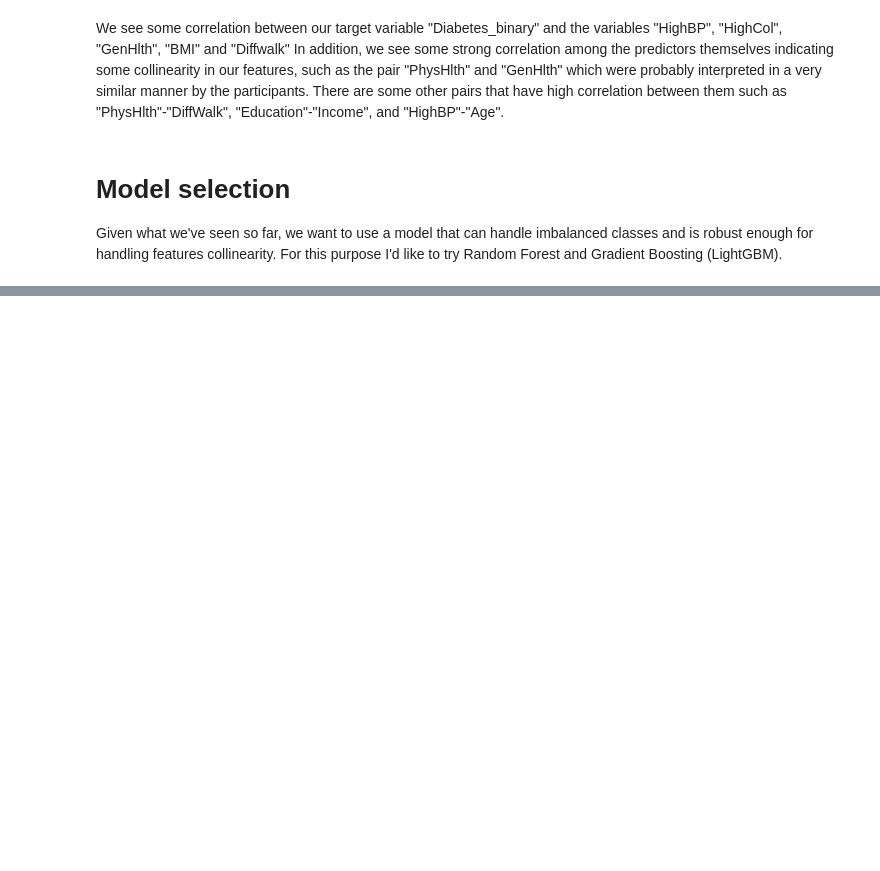
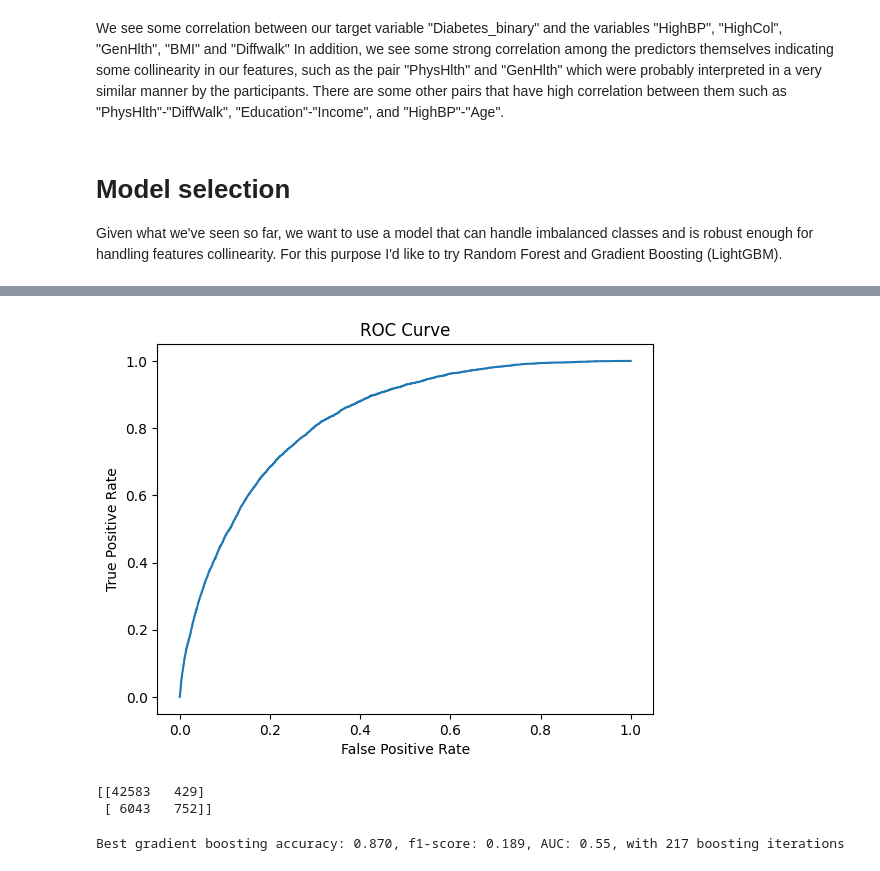
Before and after one commit to Osherz5/cdc_diabetes, a Jupyter notebook: Analysis.ipynb, the cells around one changed output, grey strips where cells are left out. Drawn from its saved outputs; the diff is of its cells as text; code cells hidden in the pictures; blank space fills up the shorter version.

```diff
--- a/Analysis.ipynb
+++ b/Analysis.ipynb
@@ -564,0 +627,10 @@ plt.title("Random-Forest Classifier CV")
+# %%
+feature_names = list(X.columns.values)
+lgb_train = lgb.Dataset(X_train, y_train, feature_name=feature_names)
+lgb_eval = lgb.Dataset(X_eval, y_eval, feature_name=feature_names)
+# %%
+gbm = lgb.train(
+    {
+        "max_depth": 2,
+        "is_unbalance": True,
+    }, lgb_train, num_boost_round=500, valid_sets=lgb_eval, callbacks=[lgb.early_stopping(stopping_rounds=5)] )
@@ -564,0 +647,2 @@ plt.title("Random-Forest Classifier CV")
+# %%
+y_pred = gbm.predict(X_test)
@@ -564,0 +653,20 @@ plt.title("Random-Forest Classifier CV")
+# %%
+fpr, tpr, thresholds = roc_curve(y_test, y_pred)
+plt.plot(fpr, tpr)
+plt.xlabel("False Positive Rate")
+plt.ylabel("True Positive Rate")
+plt.title("ROC Curve");
+# %% [output]
+[figure, added]
+# %%
+print(confusion_matrix(y_test, y_pred>0.5))
+best_gbm_acc = accuracy_score(y_test, y_pred>0.5)
+best_gbm_auc = roc_auc_score(y_test, y_pred>0.5)
+best_gbm_f1 = f1_score(y_test, y_pred>0.5)
+# %% [output]
+[[42583   429]
+ [ 6043   752]]
+# %%
+print(f"Best gradient boosting accuracy: {best_gbm_acc:.3f}, f1-score: {best_gbm_f1:.3f}, AUC: {best_gbm_auc:.2f}, with {gbm.best_iteration} boosting iterations")
+# %% [output]
+Best gradient boosting accuracy: 0.870, f1-score: 0.189, AUC: 0.55, with 217 boosting iterations
```
Also changed, not shown: parts of 22 cells of this notebook, 1 other file.
